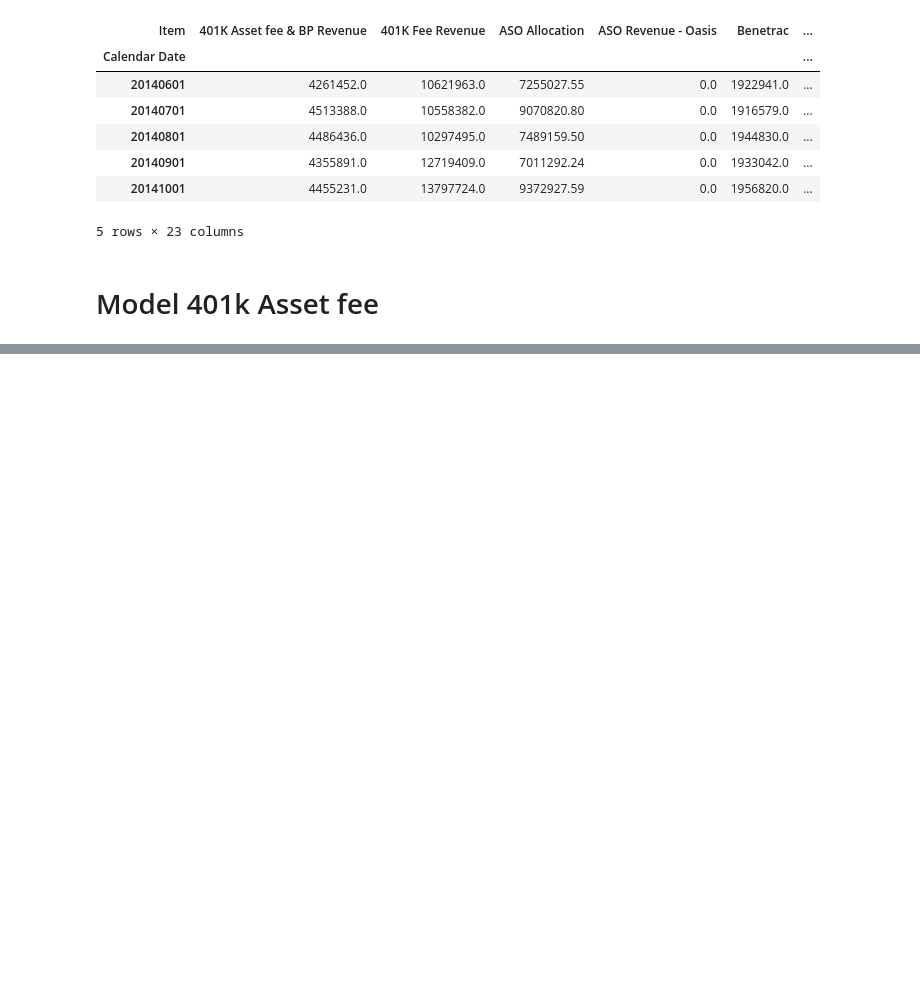
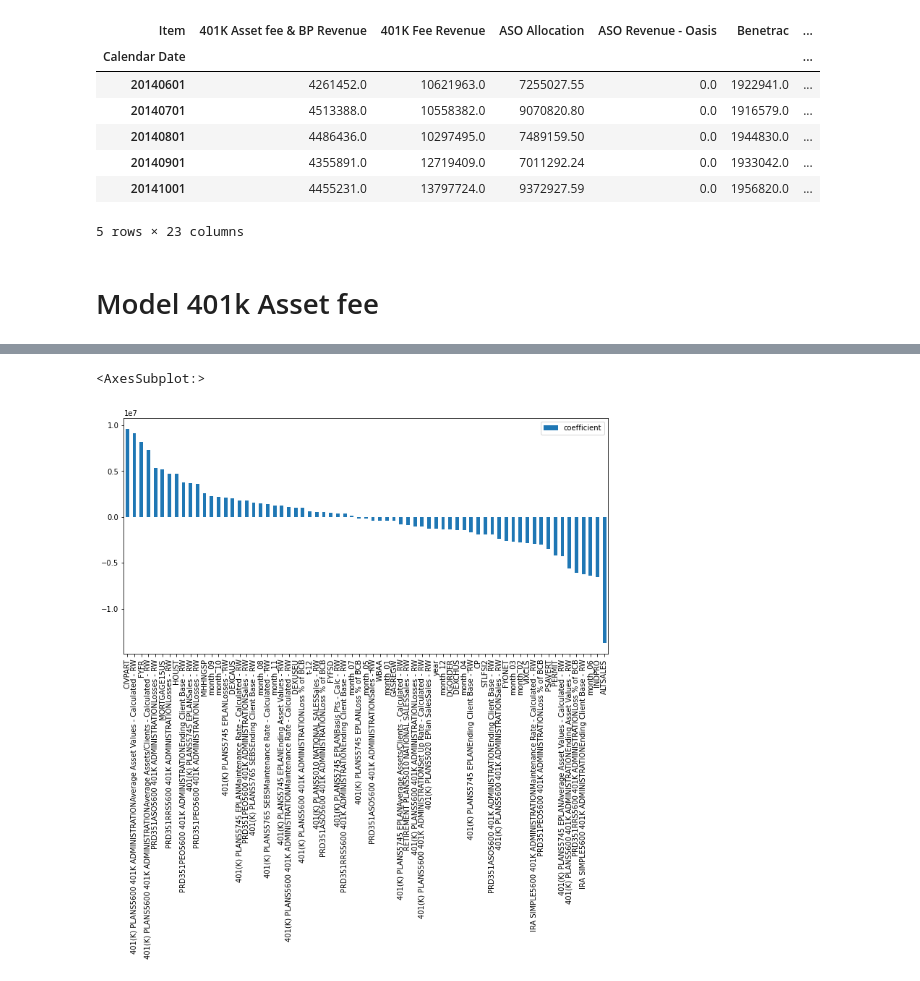
Before and after one commit to jluisjm/Paychex_revenue_forecast, a Jupyter notebook: notebooks/ExternalDataModels.ipynb, the cells around one changed output, grey strips where cells are left out. Drawn from its saved outputs; the diff is of its cells as text; code cells hidden in the pictures; blank space fills up the shorter version.

```diff
--- a/notebooks/ExternalDataModels.ipynb
+++ b/notebooks/ExternalDataModels.ipynb
@@ -176,0 +312,5 @@ LinearRegression()
+# %%
+coef.sort_values(['coefficient'], ascending=False).plot.bar(figsize=(12,6))
+# %% [output]
+<AxesSubplot:>
+[figure, added]
```
Also changed, not shown: parts of 42 cells of this notebook, 4 other files.
